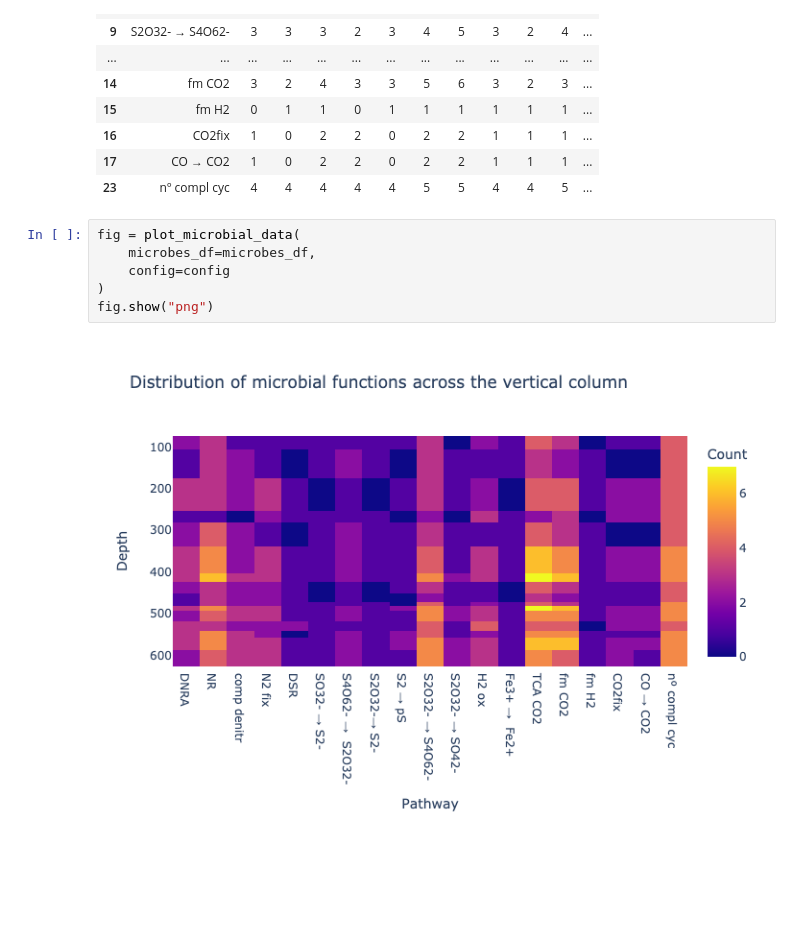
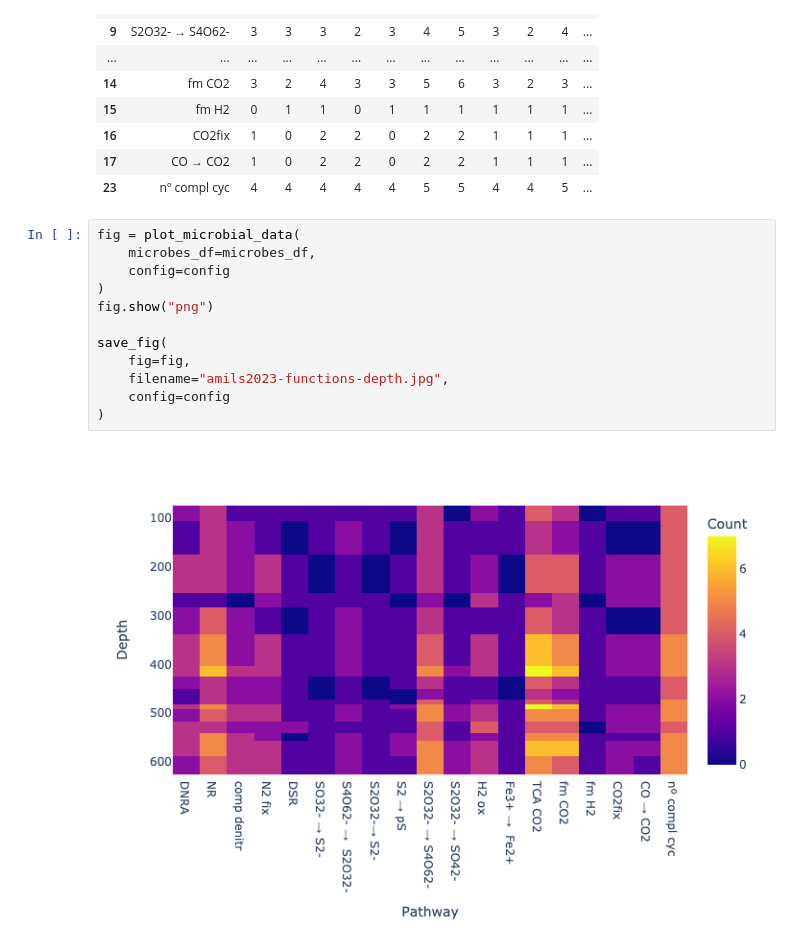
Before and after one commit to guillecg/mars-biofoundry, a Jupyter notebook: notebooks/00-Data.ipynb, the cells around one changed output. Saved outputs shown, nothing was run; the diff lists cells and outputs as text; blank space fills up the shorter version.

Commit message:
Add saving of microbial functions figure

```diff
--- a/notebooks/00-Data.ipynb
+++ b/notebooks/00-Data.ipynb
@@ -221,11 +222,17 @@ microbes_df
 # %%
 fig = plot_microbial_data(
     microbes_df=microbes_df,
     config=config
 )
 fig.show("png")
+
+save_fig(
+    fig=fig,
+    filename="amils2023-functions-depth.jpg",
+    config=config
+)
 # %% [output]
-[figure, old version]
+[figure, new version]
 # %%
 complete_depths = microbes_df[microbes_df["Pathway"] == "nº compl cyc"]
 complete_depths = complete_depths[complete_depths == 5]\
```
Also changed, not shown: parts of 2 cells of this notebook.
